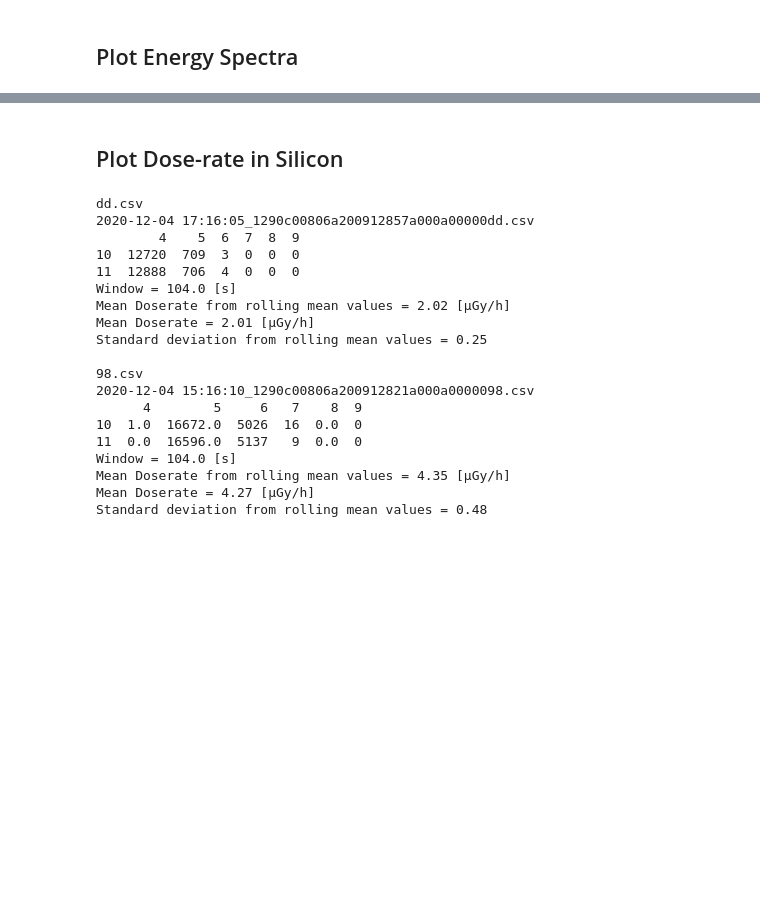
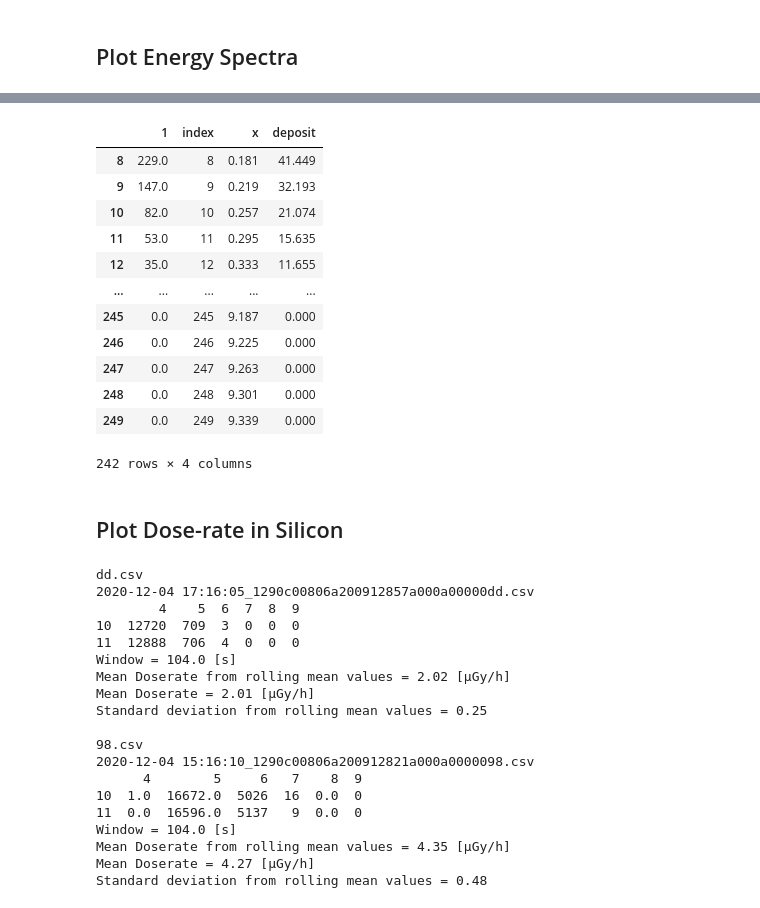
Before and after one commit to ODZ-UJF-AV-CR/AIRDOSG-parser, a Jupyter notebook: AIRDOS-G.ipynb, the cells around one changed output, grey strips where cells are left out. Drawn from its saved outputs; the diff is of its cells as text; code cells hidden in the pictures; blank space fills up the shorter version.

```diff
--- a/AIRDOS-G.ipynb
+++ b/AIRDOS-G.ipynb
@@ -337,3 +343,19 @@ for f in glob.iglob("./output/*.csv"): # generator, search immediate subdirector
+# %%
+e
+# %% [output]
+|  | 1 | index | x | deposit |
+| 8 | 229.0 | 8 | 0.181 | 41.449 |
+| 9 | 147.0 | 9 | 0.219 | 32.193 |
+| 10 | 82.0 | 10 | 0.257 | 21.074 |
+| 11 | 53.0 | 11 | 0.295 | 15.635 |
+| 12 | 35.0 | 12 | 0.333 | 11.655 |
+| ... | ... | ... | ... | ... |
+| 245 | 0.0 | 245 | 9.187 | 0.000 |
+| 246 | 0.0 | 246 | 9.225 | 0.000 |
+| 247 | 0.0 | 247 | 9.263 | 0.000 |
+| 248 | 0.0 | 248 | 9.301 | 0.000 |
+| 249 | 0.0 | 249 | 9.339 | 0.000 |
+242 rows × 4 columns
 # %% [markdown]
 ## Plot Dose-rate in Silicon
 # %%
```
Also changed, not shown: parts of 3 cells of this notebook.
